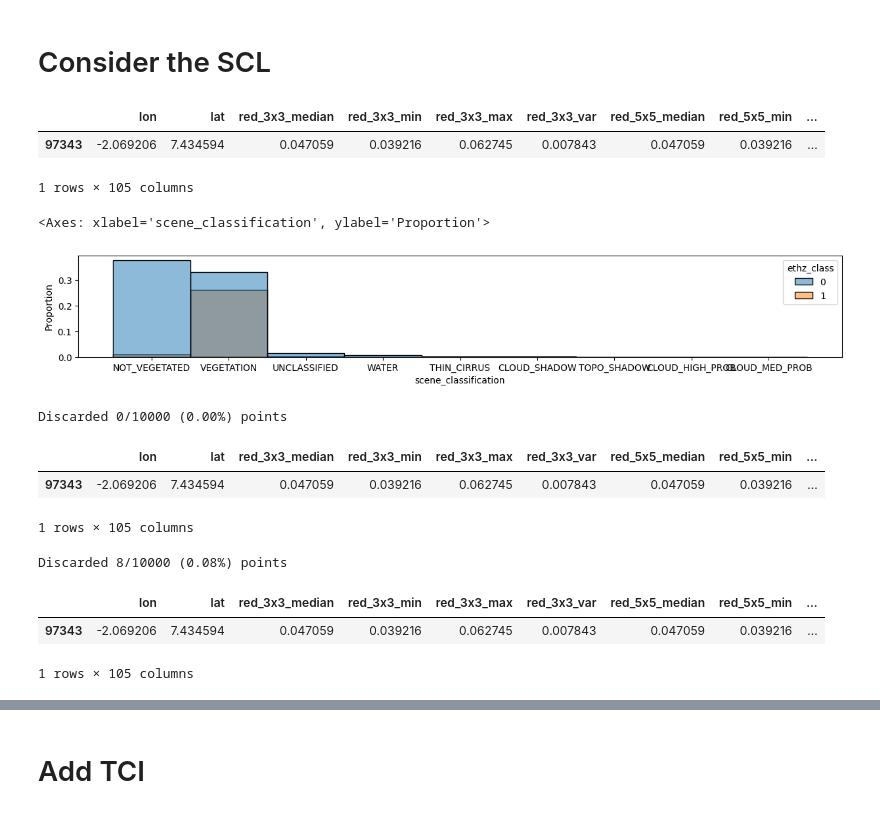
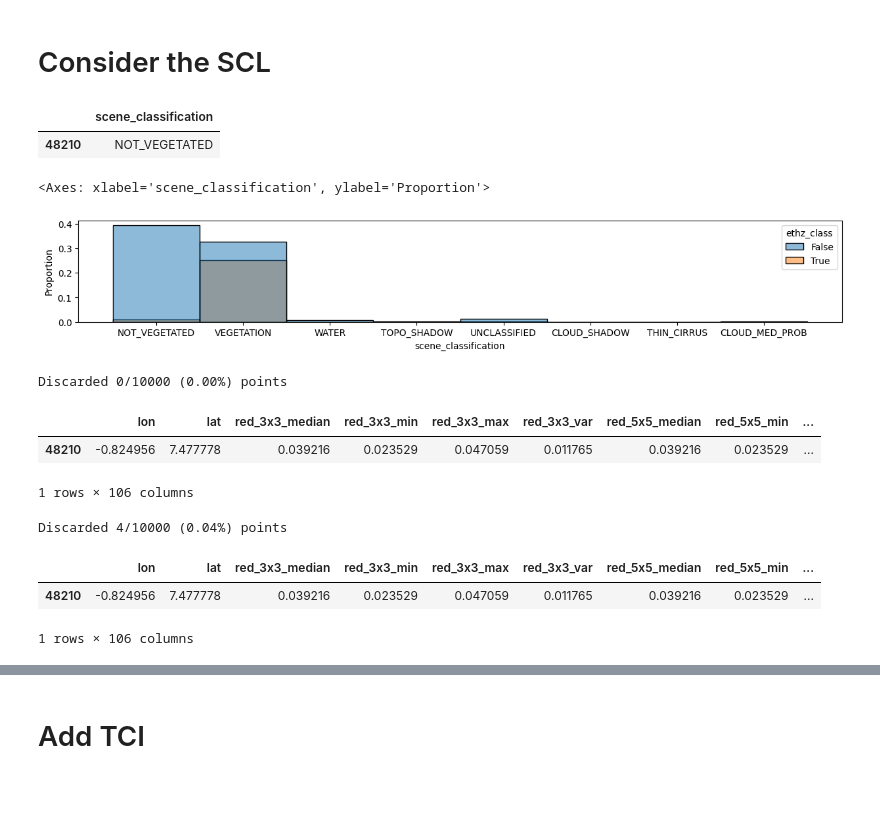
Before and after one commit to arthurgassner-synotis/forestero-skymap-poc, a Jupyter notebook: nb/02-train.ipynb, the cells around one changed output, grey strips where cells are left out. Saved outputs shown, nothing was run; the diff lists cells and outputs as text; code cells hidden in the pictures.

```diff
--- a/nb/02-train.ipynb
+++ b/nb/02-train.ipynb
@@ -39,7 +25,7 @@ Length: 104, dtype: object
 # %%
 df = df.dropna(subset=('ethz_map'))
 # %%
-df = df.sample(100_000)
+df = df.sample(10_000)
 # %%
 # Convert bands to 0-1 values
 band_cols = [e for e in df.columns if e not in ('lon', 'lat', 'ethz_map')]
@@ -52,0 +41,4 @@ df.head(1)
+# %%
+n_splits = 100
+kmeans = KMeans(n_clusters=n_splits, random_state=42, n_init=10)
+df['spatial_fold'] = kmeans.fit_predict(df[['lat', 'lon']])
@@ -84,25 +110,22 @@ Baseline Macro Precision: 0.3648
 Baseline Macro Recall: 0.5000
 # %%
 # Build X,y
-df["ethz_class"] = (df["ethz_map"] >= 0.65).astype(int)
-X = df.drop(columns=["ethz_class", "ethz_map"], errors="ignore")
-y = df["ethz_class"]
 
 # Initialize and fit the Dummy Classifier
 dummy_clf = DummyClassifier(strategy="stratified")
-dummy_clf.fit(X, y)
-y_pred = dummy_clf.predict(X)
+dummy_clf.fit(X_train, y_train > 0.65)
+yhat_test = dummy_clf.predict(X_test)
 
 # Evaluate the baseline
-print(f"Baseline Macro F1: {f1_score(y, y_pred, average='macro', zero_division=0):.4f}")
-print(f"Baseline Macro Precision: {precision_score(y, y_pred, average='macro', zero_division=0):.4f}")
-print(f"Baseline Macro Recall: {recall_score(y, y_pred, average='macro', zero_division=0):.4f}")
+print(f"Baseline Macro F1: {f1_score(y_test, yhat_test, average='macro', zero_division=0):.4f}")
+print(f"Baseline Macro Precision: {precision_score(y_test, yhat_test, average='macro', zero_division=0):.4f}")
+print(f"Baseline Macro Recall: {recall_score(y_test, yhat_test, average='macro', zero_division=0):.4f}")
 print("- Negative (0)")
-print(f"- F1: {f1_score(y, y_pred, pos_label=0, zero_division=0):.4f}")
-print(f"-- Precision: {precision_score(y, y_pred, pos_label=0, zero_division=0):.4f}")
-print(f"-- Recall: {recall_score(y, y_pred, pos_label=0, zero_division=0):.4f}")
+print(f"- F1: {f1_score(y_test, yhat_test, pos_label=0, zero_division=0):.4f}")
+print(f"-- Precision: {precision_score(y_test, yhat_test, pos_label=0, zero_division=0):.4f}")
+print(f"-- Recall: {recall_score(y_test, yhat_test, pos_label=0, zero_division=0):.4f}")
 print("- Positive (1)")
-print(f"- F1: {f1_score(y, y_pred, pos_label=1, zero_division=0):.4f}")
-print(f"-- Precision: {precision_score(y, y_pred, pos_label=1, zero_division=0):.4f}")
-print(f"-- Recall: {recall_score(y, y_pred, pos_label=1, zero_division=0):.4f}")
+print(f"- F1: {f1_score(y_test, yhat_test, pos_label=1, zero_division=0):.4f}")
+print(f"-- Precision: {precision_score(y_test, yhat_test, pos_label=1, zero_division=0):.4f}")
+print(f"-- Recall: {recall_score(y_test, yhat_test, pos_label=1, zero_division=0):.4f}")
 # %% [output]
@@ -231,18 +259,18 @@ df['scene_classification'] = df.scene_classification.map({
     10: 'THIN_CIRRUS',
     11: 'SNOW_OR_ICE',
 })
-df.head(1)
+df[['scene_classification']].head(1)
 # %% [output]
-|  | lon | lat | red_3x3_median | red_3x3_min | red_3x3_max | red_3x3_var | red_5x5_median | red_5x5_min | ... |
-| 97343 | -2.069206 | 7.434594 | 0.047059 | 0.039216 | 0.062745 | 0.007843 | 0.047059 | 0.039216 | ... |
+|  | scene_classification |
+| 48210 | NOT_VEGETATED |
-1 rows × 105 columns
 # %%
 # There are points that are not vegetated, BUT considered as "cocoa"
 plt.figure(figsize=(15,2))
+df["ethz_class"] = df.ethz_map > 0.65
 sns.histplot(x="scene_classification", hue='ethz_class', data=df, stat="proportion")
 # %% [output]
 <Axes: xlabel='scene_classification', ylabel='Proportion'>
-[figure, old version]
+[figure, new version]
 # %%
 # Ditch defective points
 mask = df.scene_classification == "NO_DATA"
@@ -253,8 +281,8 @@ df.head(1)
 # %% [output]
 Discarded 0/10000 (0.00%) points
 |  | lon | lat | red_3x3_median | red_3x3_min | red_3x3_max | red_3x3_var | red_5x5_median | red_5x5_min | ... |
-| 97343 | -2.069206 | 7.434594 | 0.047059 | 0.039216 | 0.062745 | 0.007843 | 0.047059 | 0.039216 | ... |
+| 48210 | -0.824956 | 7.477778 | 0.039216 | 0.023529 | 0.047059 | 0.011765 | 0.039216 | 0.023529 | ... |
-1 rows × 105 columns
+1 rows × 106 columns
 # %%
 # Ditch clouds
 mask = df.scene_classification == "CLOUD_MED_PROB"
@@ -264,10 +292,10 @@ print(f"Discarded {mask.sum()}/{len(df)} ({mask.sum() / len(df) * 100:.2f}%) poi
 df = df[~mask]
 df.head(1)
 # %% [output]
-Discarded 8/10000 (0.08%) points
+Discarded 4/10000 (0.04%) points
 |  | lon | lat | red_3x3_median | red_3x3_min | red_3x3_max | red_3x3_var | red_5x5_median | red_5x5_min | ... |
-| 97343 | -2.069206 | 7.434594 | 0.047059 | 0.039216 | 0.062745 | 0.007843 | 0.047059 | 0.039216 | ... |
+| 48210 | -0.824956 | 7.477778 | 0.039216 | 0.023529 | 0.047059 | 0.011765 | 0.039216 | 0.023529 | ... |
-1 rows × 105 columns
+1 rows × 106 columns
 # %%
 # Split
 features = ['blue', "green", "red", "rededge", "B06", "B07", "nir", "B8A", "swir11", "swir22"]
```
Also changed, not shown: parts of 23 cells of this notebook, 2 other files.
